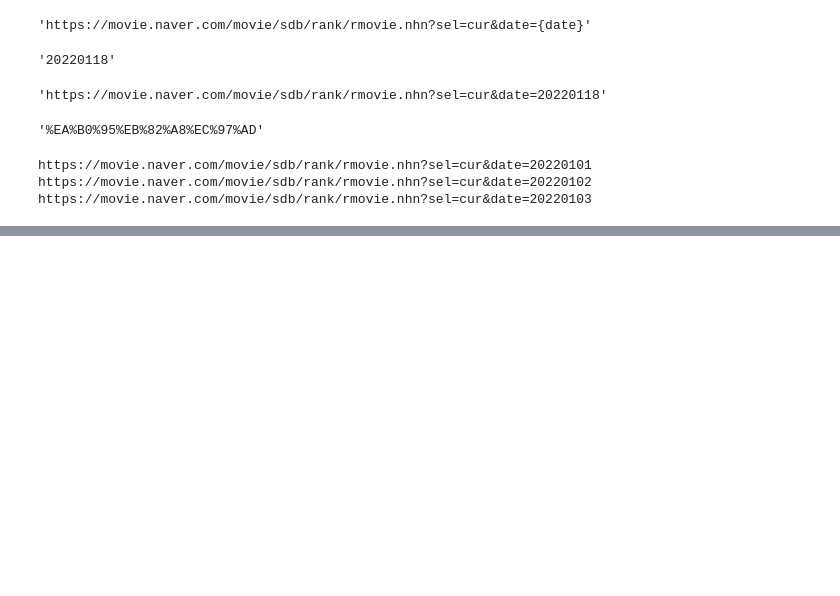
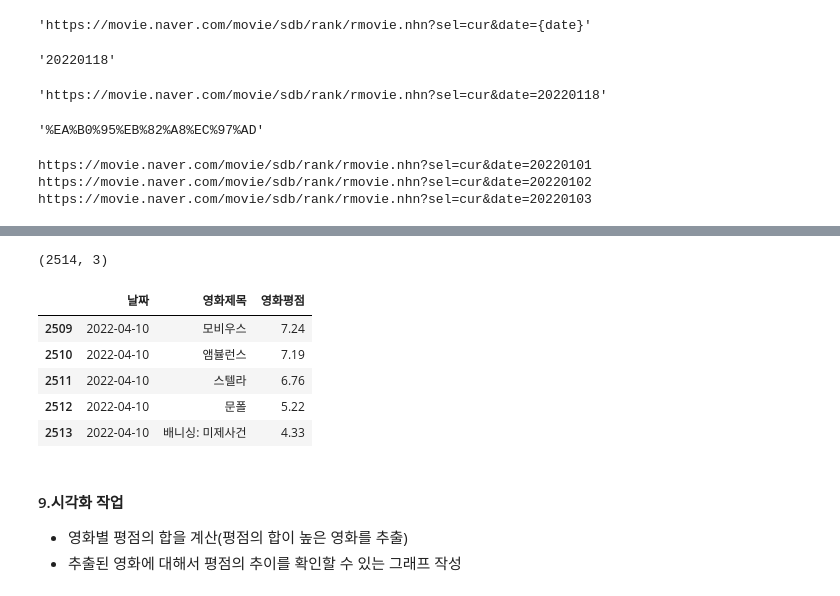
Before and after one commit to JuliaJJY/Web_crawling, a Jupyter notebook: 04_네이버_영화평점-수집및분석.ipynb, the cells around one changed output, grey strips where cells are left out. Drawn from its saved outputs; the diff is of its cells as text; code cells hidden in the pictures; blank space fills up the shorter version.

```diff
--- a/04_네이버_영화평점-수집및분석.ipynb
+++ b/04_네이버_영화평점-수집및분석.ipynb
@@ -271,0 +330,14 @@ https://movie.naver.com/movie/sdb/rank/rmovie.nhn?sel=cur&date=20220103
+# %%
+movie_df.shape
+# %% [output]
+(2514, 3)
+# %%
+movie_df.head()
+movie_df.tail()
+# %% [output]
+|  | 날짜 | 영화제목 | 영화평점 |
+| 2509 | 2022-04-10 | 모비우스 | 7.24 |
+| 2510 | 2022-04-10 | 앰뷸런스 | 7.19 |
+| 2511 | 2022-04-10 | 스텔라 | 6.76 |
+| 2512 | 2022-04-10 | 문폴 | 5.22 |
+| 2513 | 2022-04-10 | 배니싱: 미제사건 | 4.33 |
@@ -271,0 +346,4 @@ https://movie.naver.com/movie/sdb/rank/rmovie.nhn?sel=cur&date=20220103
+# %% [markdown]
+#### 9.시각화 작업
+- 영화별 평점의 합을 계산(평점의 합이 높은 영화를 추출)
+- 추출된 영화에 대해서 평점의 추이를 확인할 수 있는 그래프 작성
```
Also changed, not shown: parts of 10 cells of this notebook, 4 other files.
